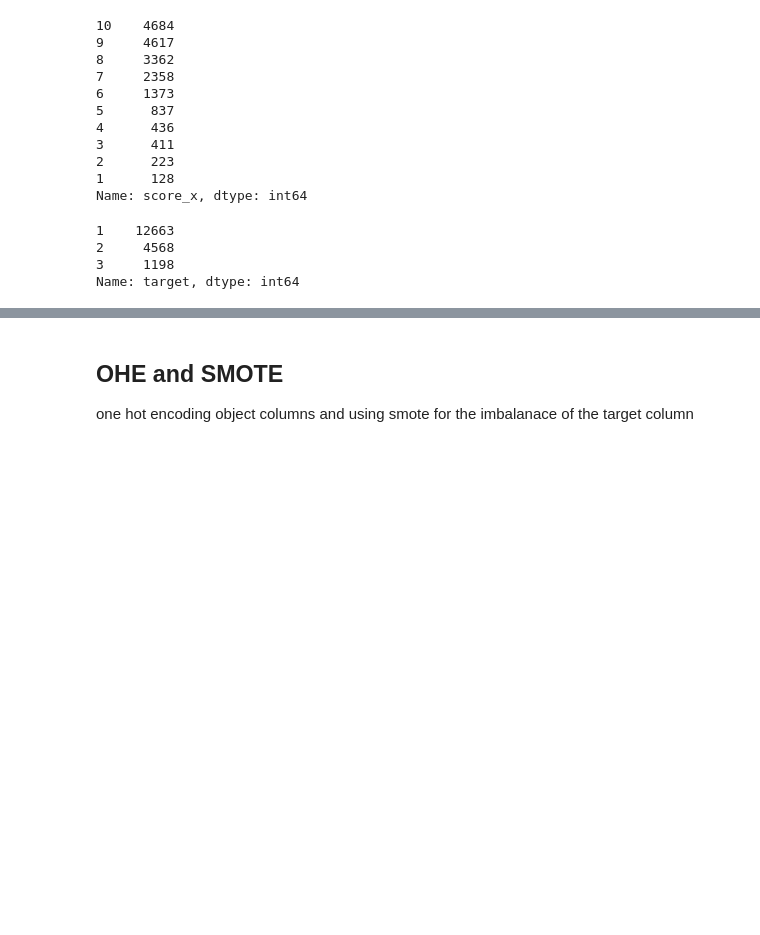
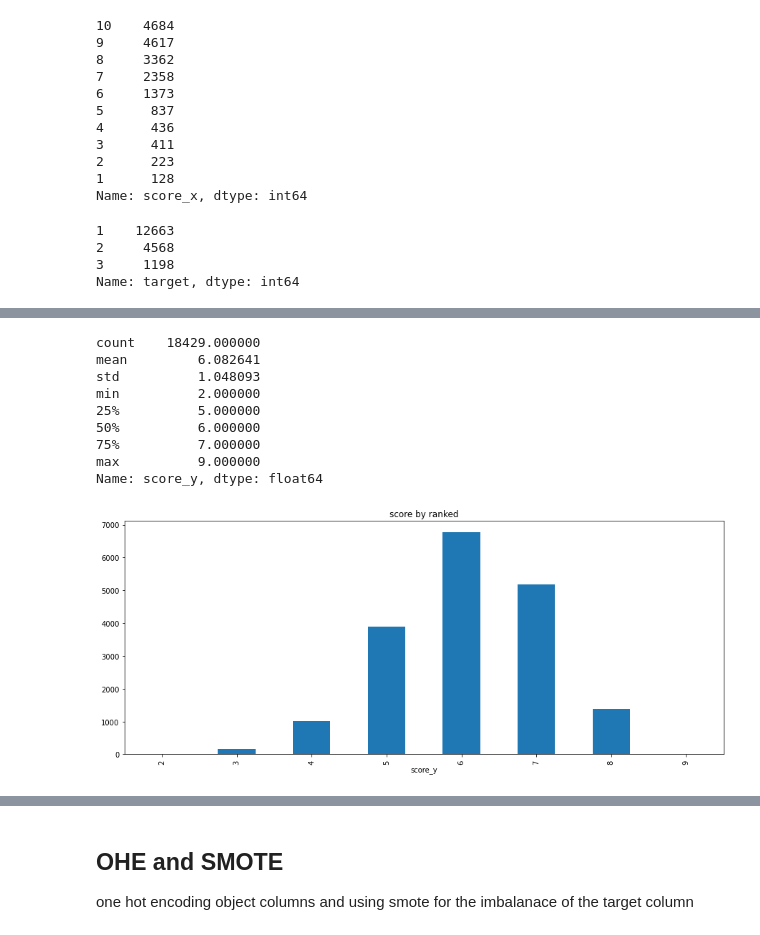
Before and after one commit to ileneee/Anime-Classification, a Jupyter notebook: master_notebook.ipynb, the cells around one changed output, grey strips where cells are left out. Saved outputs shown, nothing was run; the diff lists cells and outputs as text; code cells hidden in the pictures; blank space fills up the shorter version.

```diff
--- a/master_notebook.ipynb
+++ b/master_notebook.ipynb
@@ -387,0 +438,17 @@ Name: target, dtype: int64
+# %%
+print(mergeddf['score_y'].describe())
+
+# Number rating by rating year
+mergeddf.groupby('score_y').count().ranked.plot(kind='bar', figsize=(15,6))
+plt.title('score by ranked');
+# %% [output]
+count    18429.000000
+mean         6.082641
+std          1.048093
+min          2.000000
+25%          5.000000
+50%          6.000000
+75%          7.000000
+max          9.000000
+Name: score_y, dtype: float64
+[figure, added]
```
Also changed, not shown: parts of 15 cells of this notebook.
